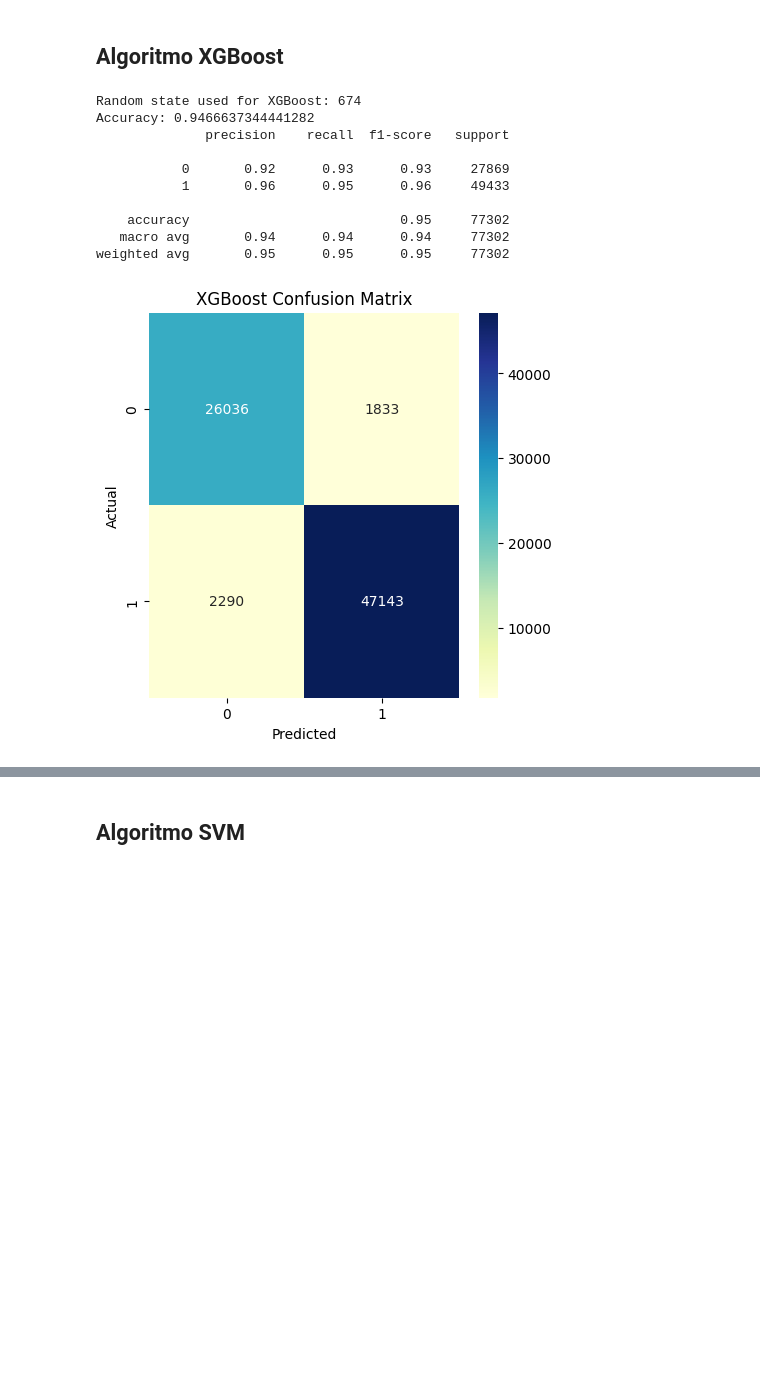
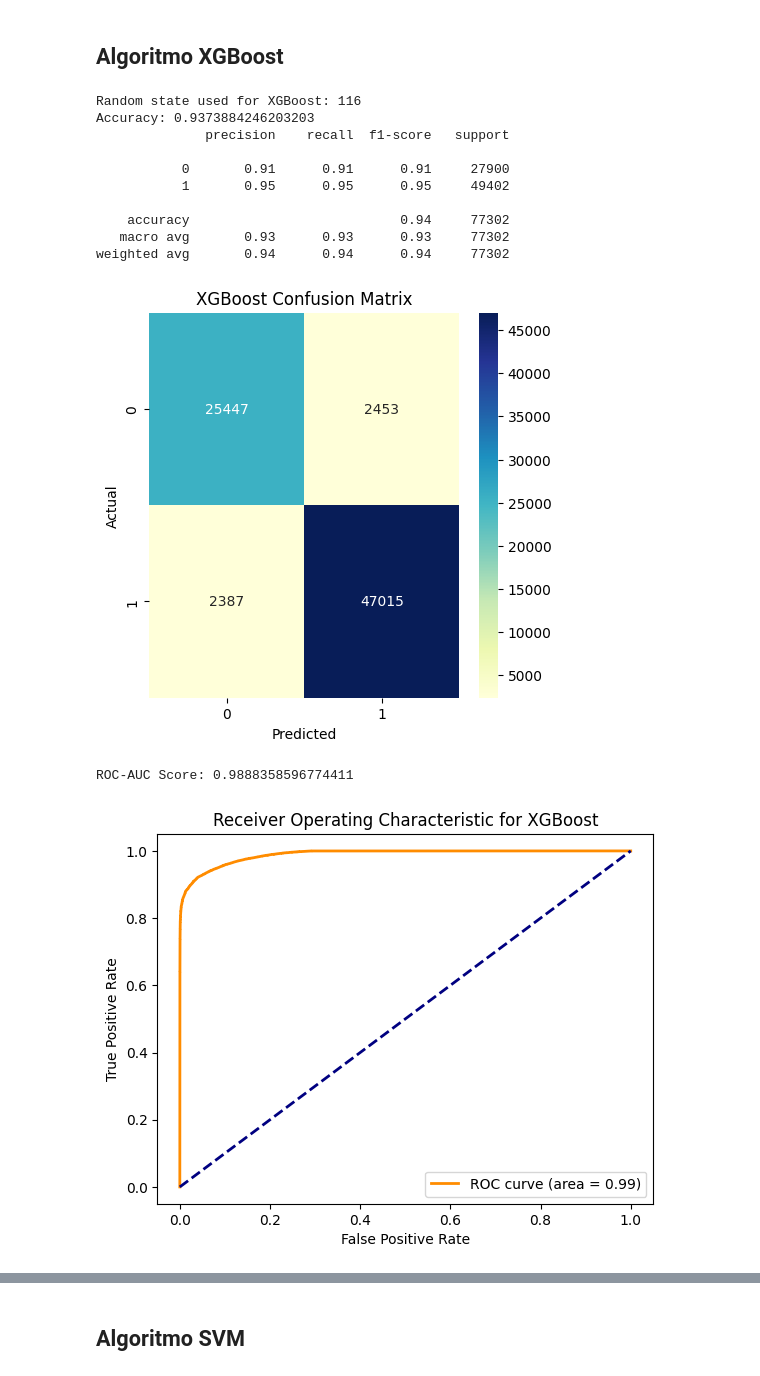
Before and after one commit to GaboLara998/ProyectoIntegrador, a Jupyter notebook: ProyectoIntregradorUSFQ.ipynb, the cells around one changed output, grey strips where cells are left out. Saved outputs shown, nothing was run; the diff lists cells and outputs as text; code cells hidden in the pictures; blank space fills up the shorter version.

```diff
--- a/ProyectoIntregradorUSFQ.ipynb
+++ b/ProyectoIntregradorUSFQ.ipynb
@@ -215,6 +213,10 @@ Datos antes de la normalización:
 
 [5 rows x 41 columns]
 # %%
+from sklearn.model_selection import train_test_split
+
+# Eliminar columnas con alta correlación con la variable to_drop
+dataFinal.drop(to_drop, axis=1, inplace=True)
 
 # Separación de características y etiquetas
 # Excluye 'attack_cat' y 'label' para las características, selecciona 'label' para las etiquetas
@@ -222,8 +224,11 @@ X = dataFinal.drop(['attack_cat', 'label'], axis=1)
 y = dataFinal['label'].values  # Etiquetas para la clasificación principal
 y2 = dataFinal['attack_cat'].values  # Etiquetas para una clasificación secundaria o multiclase
 
-# División del dataset en conjuntos de entrenamiento y prueba (70% entrenamiento, 30% prueba)
-X_train, X_test, y_train, y_test = train_test_split(X, y, test_size=0.3, random_state=11)
+# División del dataset en conjuntos de entrenamiento (70%) y prueba (30%)
+X_train_temp, X_test, y_train_temp, y_test = train_test_split(X, y, test_size=0.30, random_state=11, stratify=y)
+
+# División del conjunto de entrenamiento temporal en entrenamiento real y validación
+X_train, X_val, y_train, y_val = train_test_split(X_train_temp, y_train_temp, test_size=0.20, random_state=11, stratify=y_train_temp)  # test_size aquí es 20% del 70%, lo que es 14% del total
 
 # Obtener la lista de nombres de las características
 feature_names = X.columns.tolist()
@@ -231,6 +236,8 @@ feature_names = X.columns.tolist()
 # Imprimir las dimensiones de los conjuntos de datos para verificar la correcta división
 print("X_train shape:", X_train.shape)
 print("y_train shape:", y_train.shape)
+print("X_val shape:", X_val.shape)  # Validación
+print("y_val shape:", y_val.shape)  # Validación
 print("X_test shape:", X_test.shape)
 print("y_test shape:", y_test.shape)
 # %% [output]
@@ -511,41 +583,68 @@ weighted avg       0.92      0.92      0.92     77302
 # %% [markdown]
 ## Algoritmo XGBoost
 # %%
-
-
-
+import xgboost as xgb
+from sklearn.metrics import accuracy_score, classification_report, roc_auc_score, roc_curve, precision_recall_curve, auc
+import matplotlib.pyplot as plt
 
 # Obtener un estado aleatorio para la reproducción de resultados
 rand = random.randint(0, 1000)
 print(f"Random state used for XGBoost: {rand}")
 
 # Crear el modelo XGBoost
 xgb_model = xgb.XGBClassifier(random_state=rand)
 
 # Entrenar el modelo
 xgb_model.fit(X_train, y_train)
 
 # Hacer predicciones en los datos de prueba
 xgb_predictions = xgb_model.predict(X_test)
 
 # Evaluar el modelo
 accuracy = accuracy_score(y_test, xgb_predictions)
 print(f"Accuracy: {accuracy}")
 print(classification_report(y_test, xgb_predictions))
 
-
-
 # Graficar la matriz de confusión
 plot_confusion_matrix(y_test, xgb_predictions, "XGBoost Confusion Matrix")
+
+# Obtener probabilidades y calcular ROC-AUC
+xgb_probs = xgb_model.predict_proba(X_test)[:, 1]
+roc_auc = roc_auc_score(y_test, xgb_probs)
+print(f"ROC-AUC Score: {roc_auc}")
+
+# Graficar la curva ROC
+fpr, tpr, thresholds_roc = roc_curve(y_test, xgb_probs)
+plt.figure()
+plt.plot(fpr, tpr, color='darkorange', lw=2, label=f'ROC curve (area = {roc_auc:.2f})')
+plt.plot([0, 1], [0, 1], color='navy', lw=2, linestyle='--')
+plt.xlabel('False Positive Rate')
+plt.ylabel('True Positive Rate')
+plt.title('Receiver Operating Characteristic for XGBoost')
+plt.legend(loc="lower right")
+plt.show()
+
+# Calcular y graficar la curva de Precisión vs. Recall
+precision, recall, thresholds_pr = precision_recall_curve(y_test, xgb_probs)
+pr_auc = auc(recall, precision)
+plt.figure()
+plt.plot(recall, precision, color='blue', lw=2, label=f'Precision-Recall curve (area = {pr_auc:.2f})')
+plt.xlabel('Recall')
+plt.ylabel('Precision')
+plt.title('Precision vs. Recall Curve for XGBoost')
+plt.legend(loc="lower left")
+plt.show()
 # %% [output]
-Random state used for XGBoost: 674
-Accuracy: 0.9466637344441282
+Random state used for XGBoost: 116
+Accuracy: 0.9373884246203203
               precision    recall  f1-score   support
 
-           0       0.92      0.93      0.93     27869
-           1       0.96      0.95      0.96     49433
+           0       0.91      0.91      0.91     27900
+           1       0.95      0.95      0.95     49402
 
-    accuracy                           0.95     77302
-   macro avg       0.94      0.94      0.94     77302
-weighted avg       0.95      0.95      0.95     77302
+    accuracy                           0.94     77302
+   macro avg       0.93      0.93      0.93     77302
+weighted avg       0.94      0.94      0.94     77302
-[figure, old version]
+[figure, new version]
+ROC-AUC Score: 0.9888358596774411
+[figure, added]
```
Also changed, not shown: parts of 17 cells of this notebook, 2 other files.
